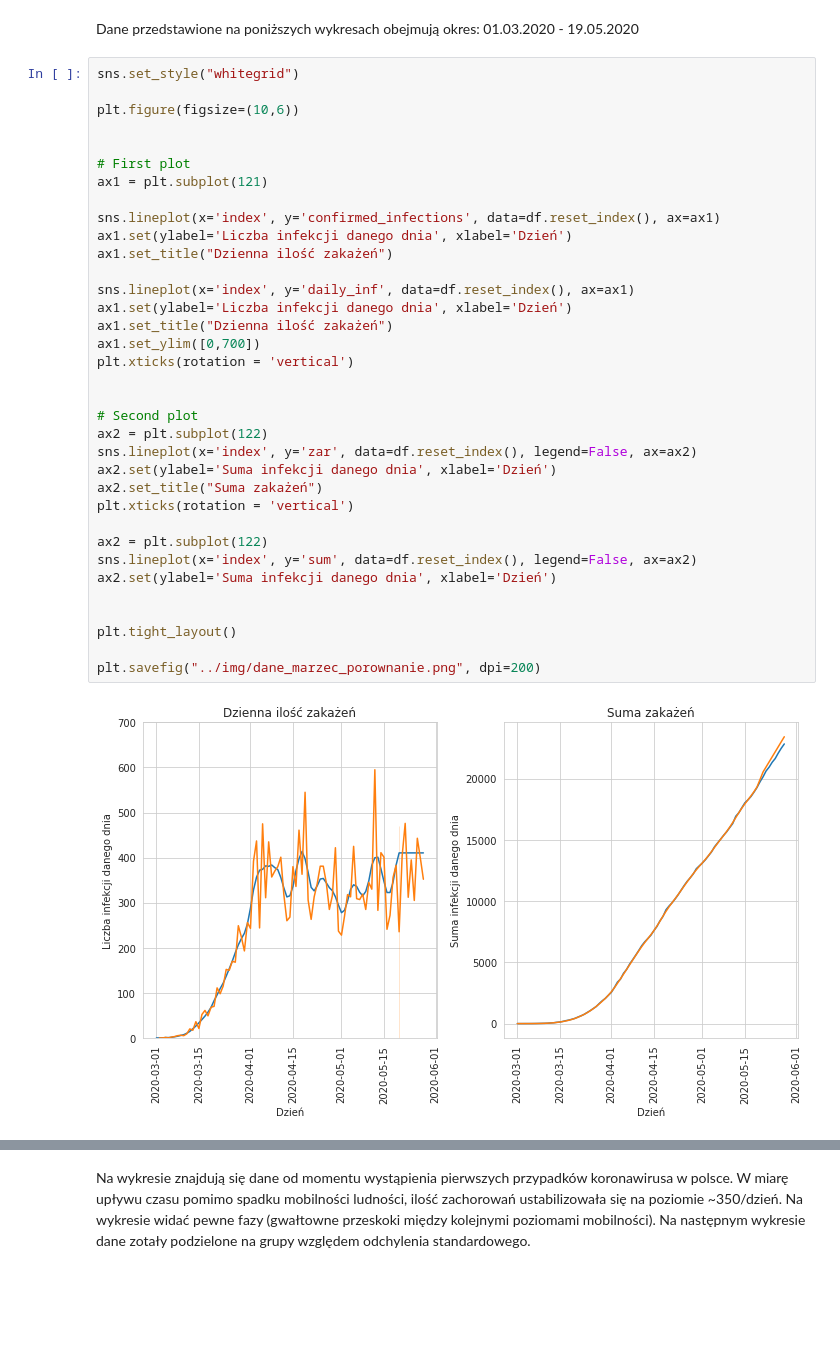
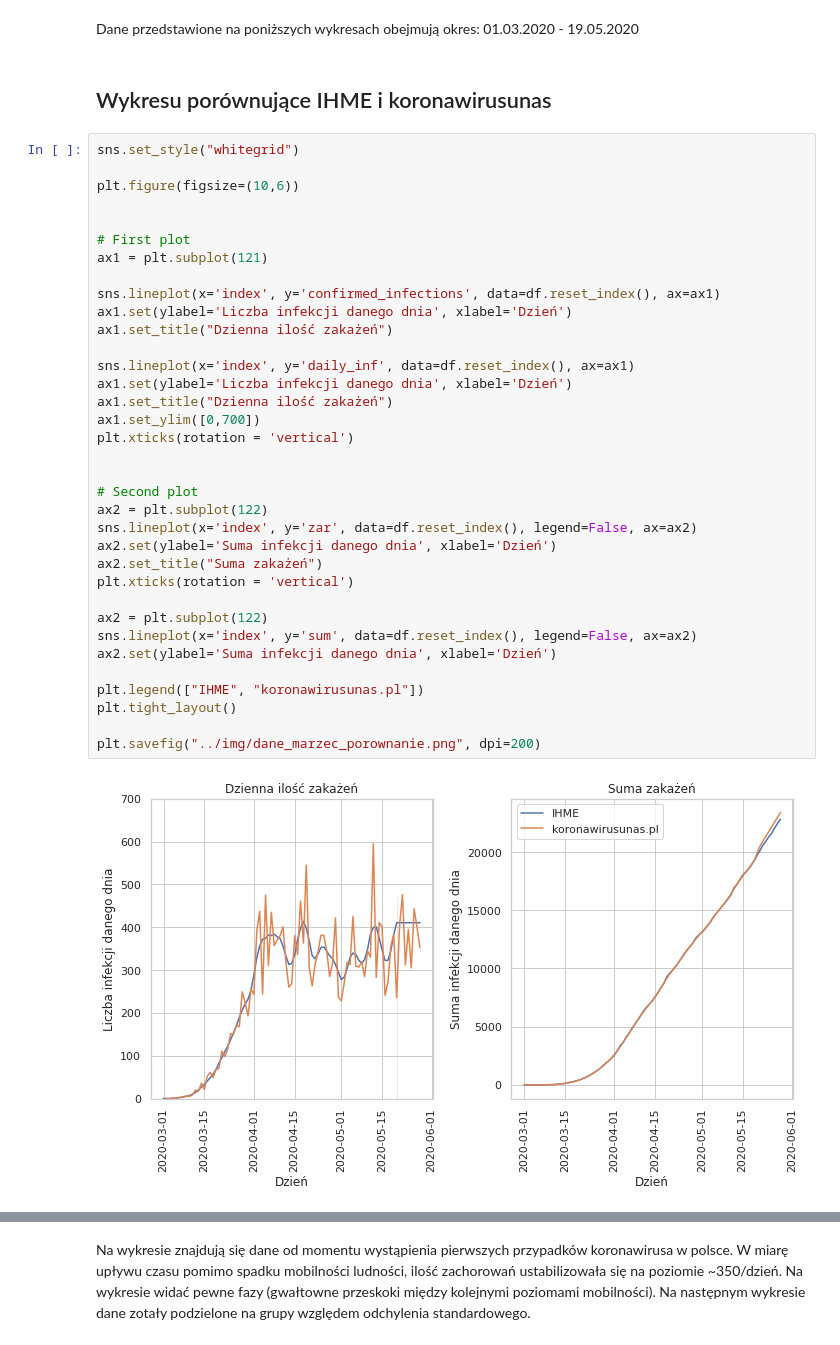
Before and after one commit to knmlprz/corona-analysis-1, a Jupyter notebook: notebooks/Analiza.ipynb, the cells around one changed output, grey strips where cells are left out. Saved outputs shown, nothing was run; the diff lists cells and outputs as text; blank space fills up the shorter version.

```diff
--- a/notebooks/Analiza.ipynb
+++ b/notebooks/Analiza.ipynb
@@ -130,6 +130,8 @@ plt.savefig("../img/dane_marzec.png", dpi=200)
 [figure]
 # %% [markdown]
 Dane przedstawione na poniższych wykresach obejmują okres: 01.03.2020 - 19.05.2020
+# %% [markdown]
+## Wykresu porównujące IHME i koronawirusunas
 # %%
 sns.set_style("whitegrid")
 
@@ -138,35 +140,35 @@ plt.figure(figsize=(10,6))
 
 # First plot
 ax1 = plt.subplot(121)
 
 sns.lineplot(x='index', y='confirmed_infections', data=df.reset_index(), ax=ax1)
 ax1.set(ylabel='Liczba infekcji danego dnia', xlabel='Dzień')
 ax1.set_title("Dzienna ilość zakażeń")
 
 sns.lineplot(x='index', y='daily_inf', data=df.reset_index(), ax=ax1)
 ax1.set(ylabel='Liczba infekcji danego dnia', xlabel='Dzień')
 ax1.set_title("Dzienna ilość zakażeń")
 ax1.set_ylim([0,700])
 plt.xticks(rotation = 'vertical')
 
 
 # Second plot
 ax2 = plt.subplot(122)
 sns.lineplot(x='index', y='zar', data=df.reset_index(), legend=False, ax=ax2)
 ax2.set(ylabel='Suma infekcji danego dnia', xlabel='Dzień')
 ax2.set_title("Suma zakażeń")
 plt.xticks(rotation = 'vertical')
 
 ax2 = plt.subplot(122)
 sns.lineplot(x='index', y='sum', data=df.reset_index(), legend=False, ax=ax2)
 ax2.set(ylabel='Suma infekcji danego dnia', xlabel='Dzień')
 
-
+plt.legend(["IHME", "koronawirusunas.pl"])
 plt.tight_layout()
 
 plt.savefig("../img/dane_marzec_porownanie.png", dpi=200)
 # %% [output]
-[figure, old version]
+[figure, new version]
 # %%
 ax = sns.lmplot(x='confirmed_infections', y='pieszo', hue='date', data=df[df.index < "2020-05-20"], palette=sns.blend_palette(colors=("#9400D3", "#4B0082", "#0000FF", "#00FF00", "#FFFF00", "#FF7F00", "#FF0000"),n_colors=len(df['date'])), legend=False, height = 8)
 ax.set(ylabel='Mobilność w %', xlabel='Liczba infekcji danego dnia')
```
Also changed, not shown: parts of 7 cells of this notebook, 2 other files.
